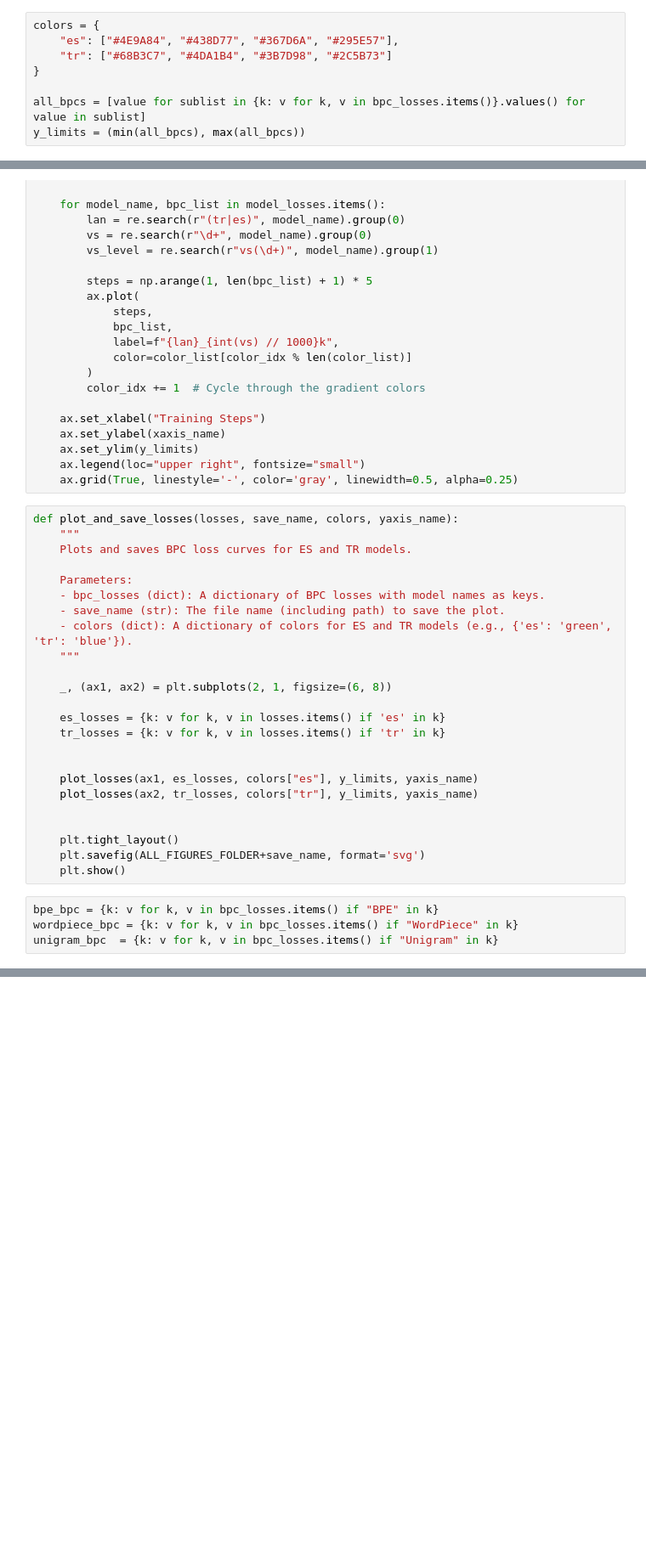
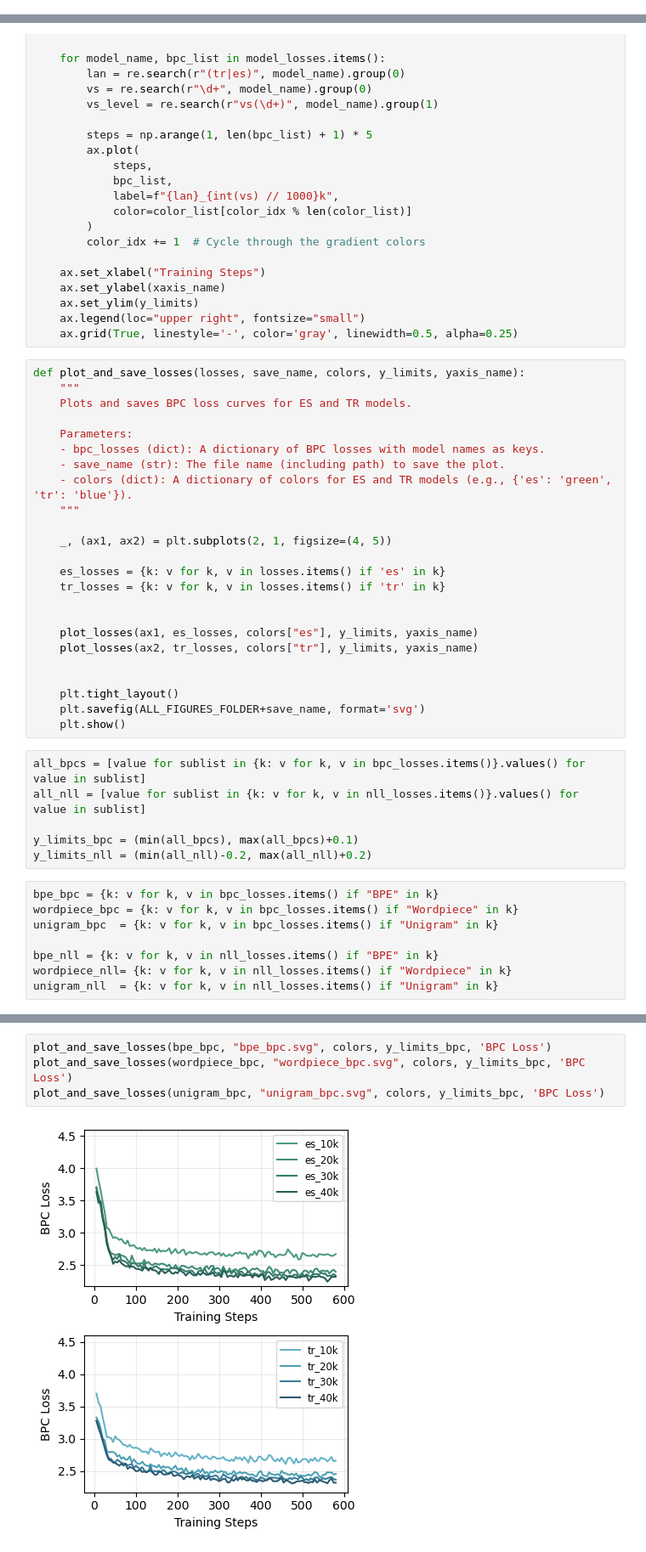
Before and after one commit to ah140797/NLP-project, a Jupyter notebook: figure_notebooks/loss_figures.ipynb, the cells around one changed output, grey strips where cells are left out. Shown: that part at 85% size. Saved outputs shown, nothing was run; the diff lists cells and outputs as text; blank space fills up the shorter version.

Commit message:
figures

```diff
--- a/figure_notebooks/loss_figures.ipynb
+++ b/figure_notebooks/loss_figures.ipynb
@@ -35,11 +35,3 @@ for subdir, _, files in os.walk(ALL_MODELS_FOLDER):
-# %%
-colors = {
-    "es": ["#4E9A84", "#438D77", "#367D6A", "#295E57"],
-    "tr": ["#68B3C7", "#4DA1B4", "#3B7D98", "#2C5B73"]
-}
-
-all_bpcs = [value for sublist in {k: v for k, v in bpc_losses.items()}.values() for value in sublist]
-y_limits = (min(all_bpcs), max(all_bpcs))
 # %%
 def plot_losses(ax, model_losses, color_list, y_limits, xaxis_name):
     """
@@ -67,7 +59,7 @@ def plot_losses(ax, model_losses, color_list, y_limits, xaxis_name):
     ax.legend(loc="upper right", fontsize="small")
     ax.grid(True, linestyle='-', color='gray', linewidth=0.5, alpha=0.25)
 # %%
-def plot_and_save_losses(losses, save_name, colors, yaxis_name):
+def plot_and_save_losses(losses, save_name, colors, y_limits, yaxis_name):
     """
     Plots and saves BPC loss curves for ES and TR models.
 
@@ -77,7 +69,7 @@ def plot_and_save_losses(losses, save_name, colors, yaxis_name):
     - colors (dict): A dictionary of colors for ES and TR models (e.g., {'es': 'green', 'tr': 'blue'}).
     """
 
-    _, (ax1, ax2) = plt.subplots(2, 1, figsize=(6, 8))
+    _, (ax1, ax2) = plt.subplots(2, 1, figsize=(4, 5))
 
     es_losses = {k: v for k, v in losses.items() if 'es' in k}
     tr_losses = {k: v for k, v in losses.items() if 'tr' in k}
@@ -90,7 +82,17 @@ def plot_and_save_losses(losses, save_name, colors, yaxis_name):
     plt.tight_layout()
     plt.savefig(ALL_FIGURES_FOLDER+save_name, format='svg')
     plt.show()
+# %%
+all_bpcs = [value for sublist in {k: v for k, v in bpc_losses.items()}.values() for value in sublist]
+all_nll = [value for sublist in {k: v for k, v in nll_losses.items()}.values() for value in sublist]
+
+y_limits_bpc = (min(all_bpcs), max(all_bpcs)+0.1)
+y_limits_nll = (min(all_nll)-0.2, max(all_nll)+0.2)
 # %%
 bpe_bpc = {k: v for k, v in bpc_losses.items() if "BPE" in k}
-wordpiece_bpc = {k: v for k, v in bpc_losses.items() if "WordPiece" in k}
+wordpiece_bpc = {k: v for k, v in bpc_losses.items() if "Wordpiece" in k}
 unigram_bpc  = {k: v for k, v in bpc_losses.items() if "Unigram" in k}
+
+bpe_nll = {k: v for k, v in nll_losses.items() if "BPE" in k}
+wordpiece_nll= {k: v for k, v in nll_losses.items() if "Wordpiece" in k}
+unigram_nll  = {k: v for k, v in nll_losses.items() if "Unigram" in k}
@@ -124,0 +104,6 @@ plot_and_save_losses(eval_losses, "bpe_loss.svg", colors, 'NLL Loss')
+# %%
+plot_and_save_losses(bpe_bpc, "bpe_bpc.svg", colors, y_limits_bpc, 'BPC Loss')
+plot_and_save_losses(wordpiece_bpc, "wordpiece_bpc.svg", colors, y_limits_bpc, 'BPC Loss')
+plot_and_save_losses(unigram_bpc, "unigram_bpc.svg", colors, y_limits_bpc, 'BPC Loss')
+# %% [output]
+[figure, added]
```
Also changed, not shown: parts of 7 cells of this notebook, 2 other files.
